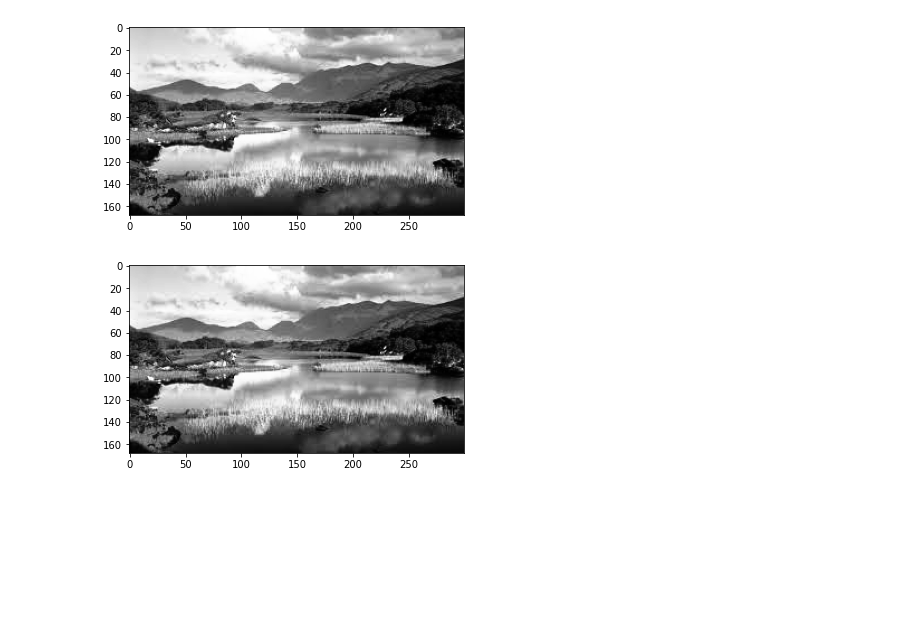
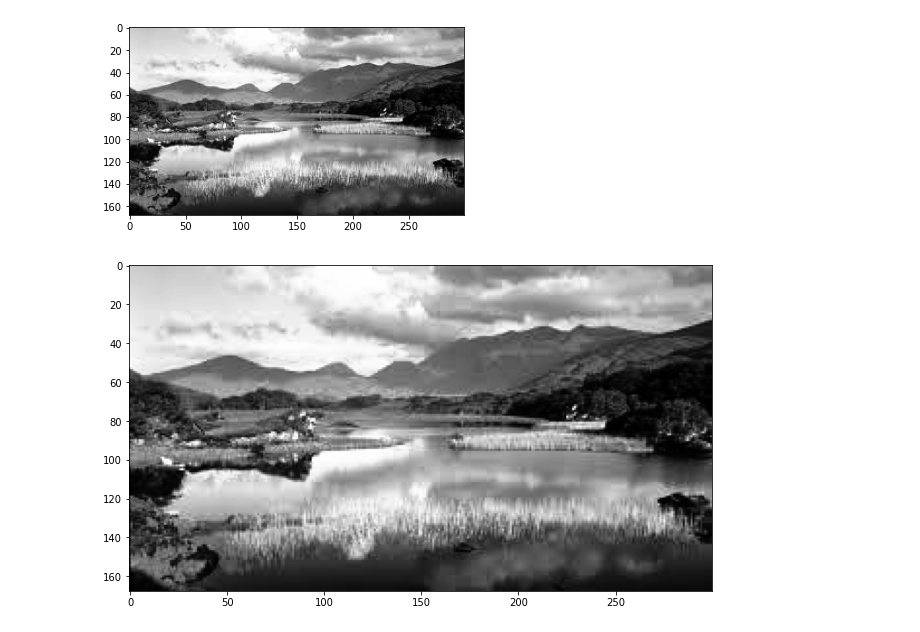
Before and after one commit to mamuncseru/dip-assignments, a Jupyter notebook: assignment10.ipynb, the cells around one changed output. Saved outputs shown, nothing was run; the diff lists cells and outputs as text; code cells hidden in the pictures; blank space fills up the shorter version.

```diff
--- a/assignment10.ipynb
+++ b/assignment10.ipynb
@@ -171,7 +147,8 @@ def histogramEqualizer(img):
     return eq_hist_img_array
 # %%
 eq_img = histogramEqualizer(gray_img)
+plt.figure(figsize=(14, 6))
 plt.imshow(eq_img, cmap='gray')
 plt.show()
 # %% [output]
-[figure, old version]
+[figure, new version]
```
Also changed, not shown: parts of 3 cells of this notebook, 8 other files.
